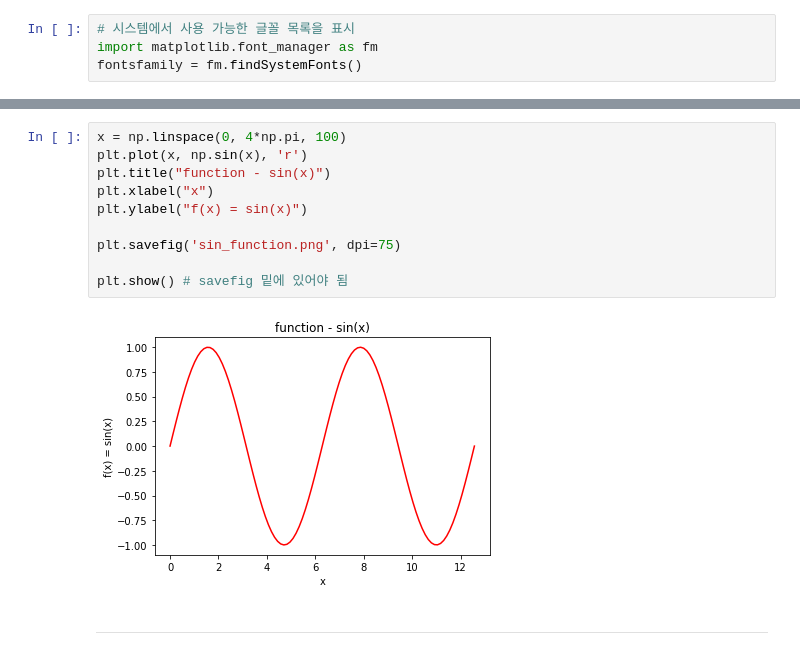
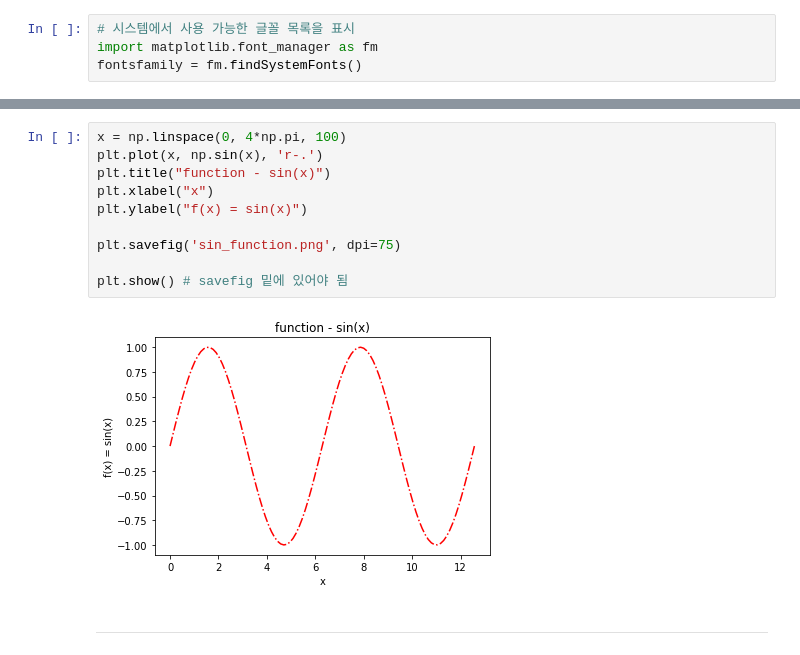
Before and after one commit to rldckd0103/pdm02, a Jupyter notebook: py-graphics/matplotlib_3_advanced.ipynb, the cells around one changed output, grey strips where cells are left out. Saved outputs shown, nothing was run; the diff lists cells and outputs as text.

```diff
--- a/py-graphics/matplotlib_3_advanced.ipynb
+++ b/py-graphics/matplotlib_3_advanced.ipynb
@@ -43,15 +44,15 @@ fontsfamily[:5]  # font in linux cloud
 # %%
 x = np.linspace(0, 4*np.pi, 100)
-plt.plot(x, np.sin(x), 'r')
+plt.plot(x, np.sin(x), 'r-.')
 plt.title("function - sin(x)")
 plt.xlabel("x")
 plt.ylabel("f(x) = sin(x)")
 
 plt.savefig('sin_function.png', dpi=75)
 
 plt.show() # savefig 밑에 있어야 됨
 # %% [output]
-[figure, old version]
+[figure, new version]
 # %% [markdown]
 ***
 # %% [markdown]
```
Also changed, not shown: parts of 2 cells of this notebook.
